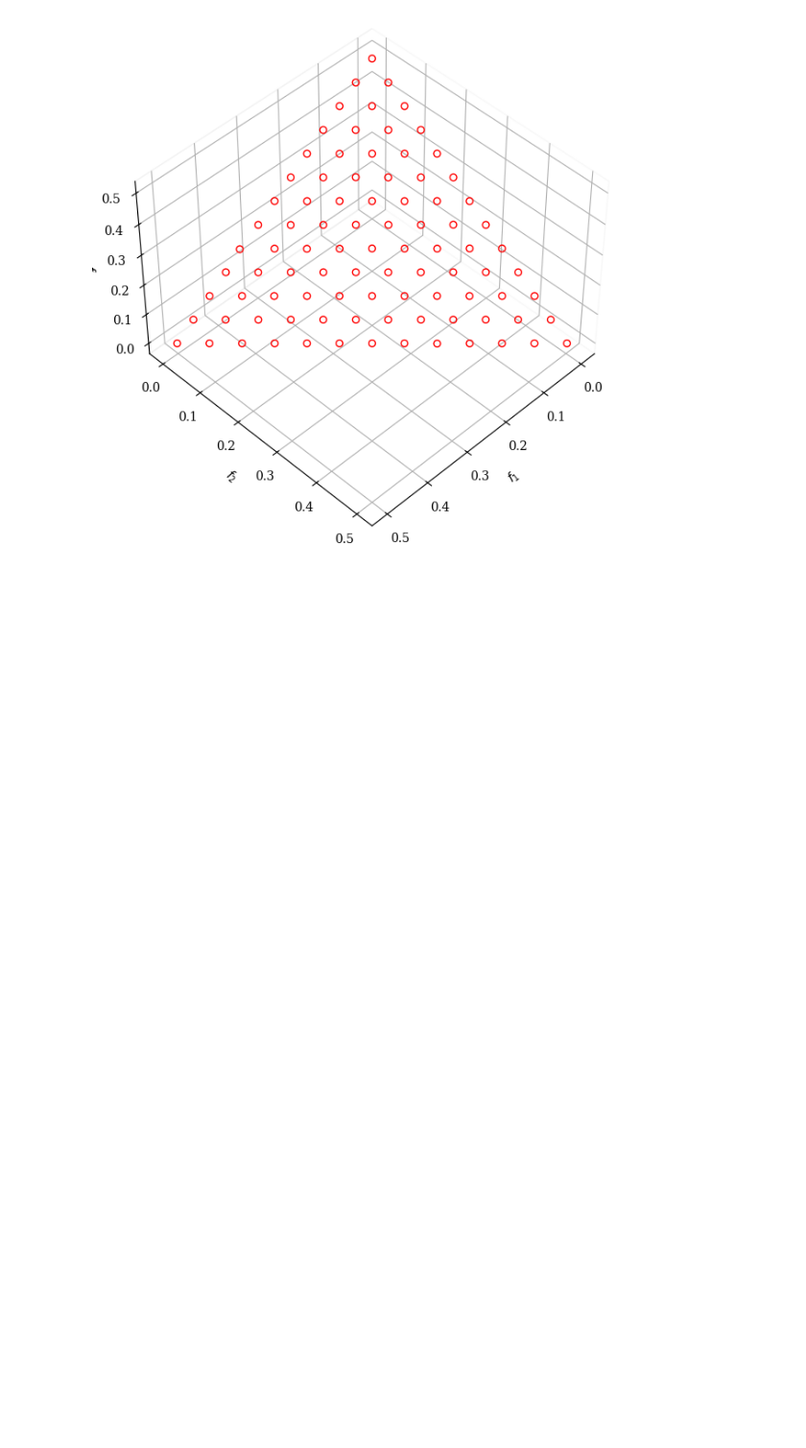
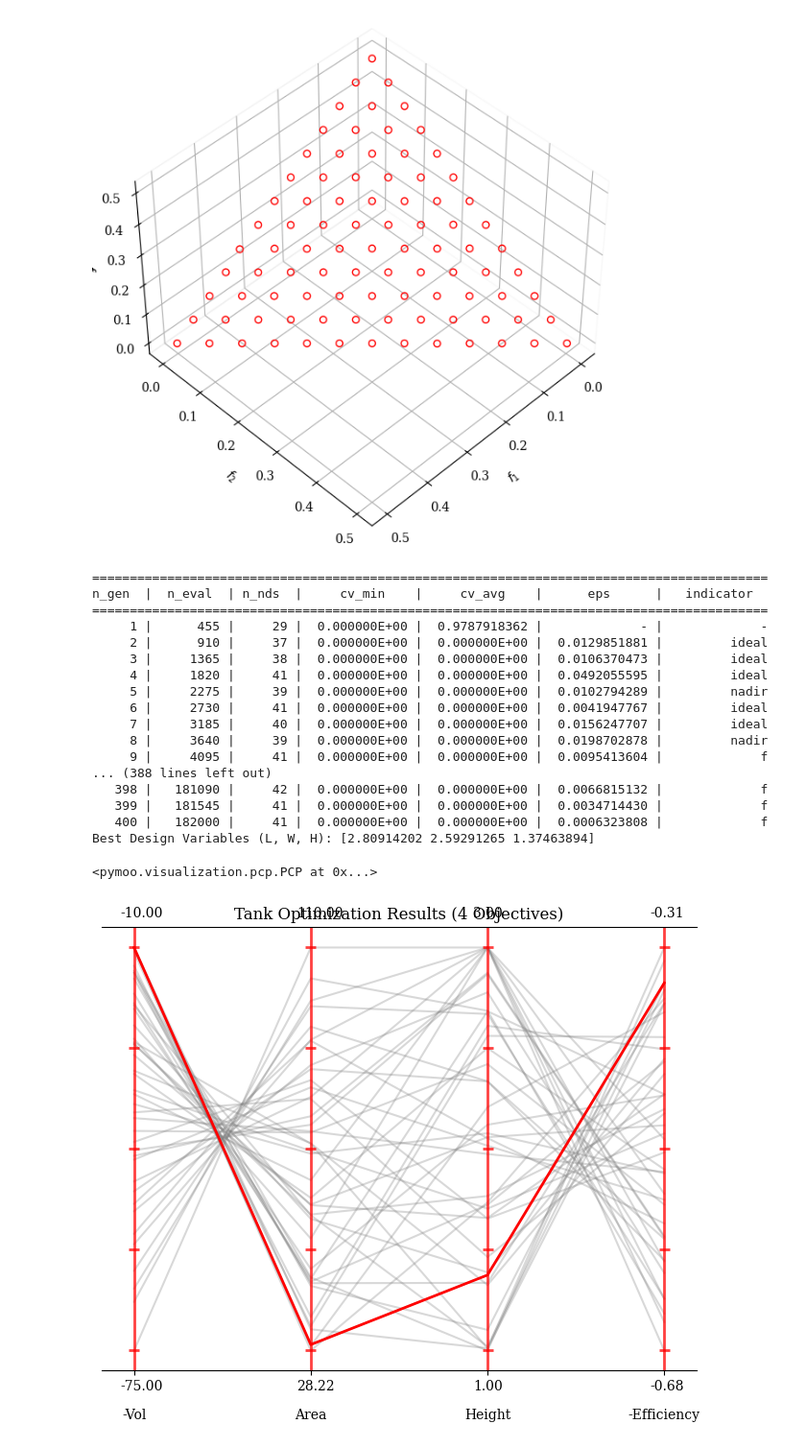
Before and after one commit to pradipk7700-cell/Mechanical-Optimization, a Jupyter notebook: NSGA 3.ipynb, the cells around one changed output. Shown at 96% size. Saved outputs shown, nothing was run; the diff lists cells and outputs as text; code cells hidden in the pictures; blank space fills up the shorter version.

Commit message:
NSGA3 pop455

```diff
--- a/NSGA 3.ipynb
+++ b/NSGA 3.ipynb
@@ -46,3 +44,74 @@ n_gen  |  n_eval  | n_nds  |      igd      |       gd
    600 |    55200 |     91 |  0.0392702068 |  0.0308354534
 <pymoo.visualization.scatter.Scatter at 0x...>
 [figure]
+# %%
+import numpy as np
+from pymoo.core.problem import ElementwiseProblem
+from pymoo.algorithms.moo.nsga3 import NSGA3
+from pymoo.optimize import minimize
+from pymoo.util.ref_dirs import get_reference_directions
+from pymoo.termination import get_termination
+from pymoo.visualization.pcp import PCP
+
+# 1. Define the Custom Tank Problem
+class AdvancedTankProblem(ElementwiseProblem):
+    def __init__(self):
+        super().__init__(n_var=3, n_obj=4, n_ieq_constr=1,
+                         xl=np.array([1.0, 1.0, 1.0]),
+                         xu=np.array([5.0, 5.0, 3.0]))
+
+    def _evaluate(self, x, out, *args, **kwargs):
+        L, W, H = x[0], x[1], x[2]
+
+        # Objectives (Pymoo always MINIMIZES, so we use negative for Maximization)
+        f1 = -(L * W * H)               # Maximize Volume
+        f2 = 2 * (L*W + L*H + W*H)      # Minimize Surface Area
+        f3 = H                          # Minimize Height
+        f4 = -( (L*W*H) / (2*(L*W + L*H + W*H)) ) # Maximize efficiency (Vol/Area)
+
+        # Constraint: Volume must be >= 10 (g <= 0 format)
+        g1 = 10 - (L * W * H)
+
+        out["F"] = [f1, f2, f3, f4]
+        out["G"] = [g1]
+
+# 2. Setup Reference Directions (Key for 4 objectives)
+ref_dirs = get_reference_directions("das-dennis", 4, n_partitions=12)
+
+# 3. Initialize NSGA-III
+problem = AdvancedTankProblem()
+algorithm = NSGA3(pop_size=455, ref_dirs=ref_dirs)
+
+# 4. Run Optimization
+res = minimize(problem,
+               algorithm,
+               termination=get_termination("n_gen", 400),
+               seed=1,
+               verbose=True)
+
+# 5. Visualize with a Parallel Coordinate Plot (Best for 4+ objectives)
+print("Best Design Variables (L, W, H):", res.X[0])
+plot = PCP(title=("Tank Optimization Results (4 Objectives)"), labels=['-Vol', 'Area', 'Height', '-Efficiency'])
+plot.add(res.F, color="grey", alpha=0.3)
+plot.add(res.F[0], color="red", linewidth=2) # Highlight one optimal design
+plot.show()
+# %% [output]
+==========================================================================================
+n_gen  |  n_eval  | n_nds  |     cv_min    |     cv_avg    |      eps      |   indicator
+==========================================================================================
+     1 |      455 |     29 |  0.000000E+00 |  0.9787918362 |             - |             -
+     2 |      910 |     37 |  0.000000E+00 |  0.000000E+00 |  0.0129851881 |         ideal
+     3 |     1365 |     38 |  0.000000E+00 |  0.000000E+00 |  0.0106370473 |         ideal
+     4 |     1820 |     41 |  0.000000E+00 |  0.000000E+00 |  0.0492055595 |         ideal
+     5 |     2275 |     39 |  0.000000E+00 |  0.000000E+00 |  0.0102794289 |         nadir
+     6 |     2730 |     41 |  0.000000E+00 |  0.000000E+00 |  0.0041947767 |         ideal
+     7 |     3185 |     40 |  0.000000E+00 |  0.000000E+00 |  0.0156247707 |         ideal
+     8 |     3640 |     39 |  0.000000E+00 |  0.000000E+00 |  0.0198702878 |         nadir
+     9 |     4095 |     41 |  0.000000E+00 |  0.000000E+00 |  0.0095413604 |             f
+... (388 lines left out)
+   398 |   181090 |     42 |  0.000000E+00 |  0.000000E+00 |  0.0066815132 |             f
+   399 |   181545 |     41 |  0.000000E+00 |  0.000000E+00 |  0.0034714430 |             f
+   400 |   182000 |     41 |  0.000000E+00 |  0.000000E+00 |  0.0006323808 |             f
+Best Design Variables (L, W, H): [2.80914202 2.59291265 1.37463894]
+<pymoo.visualization.pcp.PCP at 0x...>
+[figure, added]
```
Also changed, not shown: parts of 5 cells of this notebook.
